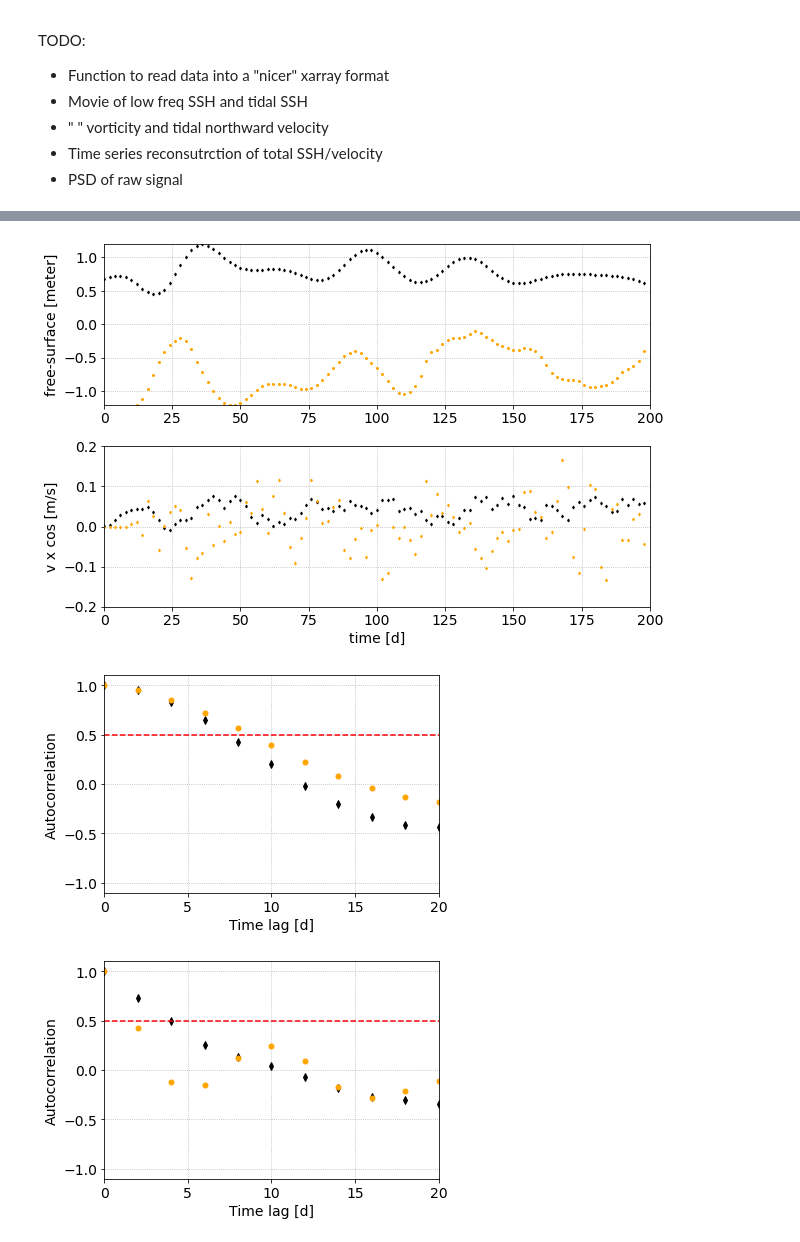
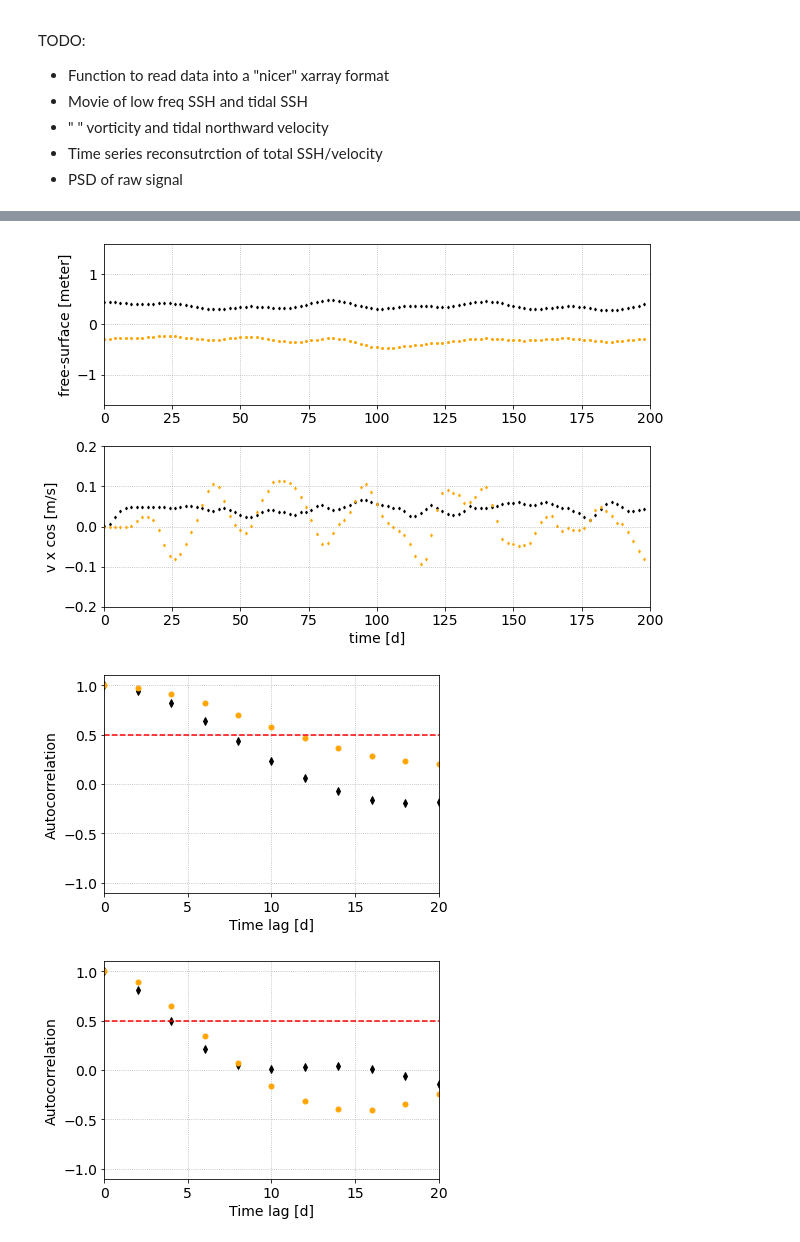
Before and after one commit to mrayson/so_iwaves, a Jupyter notebook: NOTEBOOKS/play_w_internalwave_eddy_data.ipynb, the cells around one changed output, grey strips where cells are left out. Saved outputs shown, nothing was run; the diff lists cells and outputs as text; code cells hidden in the pictures.

```diff
--- a/NOTEBOOKS/play_w_internalwave_eddy_data.ipynb
+++ b/NOTEBOOKS/play_w_internalwave_eddy_data.ipynb
@@ -31,6 +31,8 @@ plt.rcParams['font.size'] = 14
 # %%
 # ds = xr.open_mfdataset('../DATA/wp50-t*.nc', concat_dim='time_centered_bounds')
-ds = xr.open_dataset('../DATA/wp90-t2.nc')
+scenario = 'wp50'
+
+ds = xr.open_dataset('../DATA/{}-t2.nc'.format(scenario))
 
 ds
 # %% [output]
@@ -77,14 +55,0 @@ def load_data(ncfile,datavar='ssh'):
-# %%
-scenario = 'wp90'
-ds_v = xr.concat([load_data(ff, datavar='v_xy') for ff in glob('../DATA/{}-t*.nc'.format(scenario))], dim='time')
-ds_u = xr.concat([load_data(ff, datavar='u_xy') for ff in glob('../DATA/{}-t*.nc'.format(scenario))], dim='time')
-ds_ssh = xr.concat([load_data(ff, datavar='ssh') for ff in glob('../DATA/{}-t*.nc'.format(scenario))], dim='time')
-
-nt =  ds_ssh.time.shape[0]
-dt=2
-ds_ssh['time']= np.arange(0, nt*dt,dt)
-ds_u['time']= np.arange(0, nt*dt,dt)
-ds_v['time']= np.arange(0, nt*dt,dt)
-
-
-ds_ssh
@@ -161,33 +164,35 @@ ax2.plot(ds_ssh['x'][128], ds_ssh['y'][480],'orange',marker='o')
 # %%
 fig=plt.figure(figsize=(9,6))
 ax=plt.subplot(211)
 ds_ssh['ssh_lof'][:,180,128].plot(color='k', marker='d', ls='', ms=2)
-ds_ssh['ssh_lof'][:,480,128].plot(color='orange', marker='o', ls='', ms=2)
+ds_ssh['ssh_lof'][:,580,128].plot(color='orange', marker='o', ls='', ms=2)
 ax.set_title('')
 plt.xlim(0,200)
-plt.ylim(-1.2, 1.2)
+plt.ylim(-1.6, 1.6)
 plt.xlabel('')
 plt.grid(b=True , ls=':')
 
 ax=plt.subplot(212)
 ds_v['v_xy_cos'][:,180,128].plot(color='k', marker='d', ls='', ms=2)
-ds_v['v_xy_cos'][:,480,128].plot(color='orange', marker='d', ls='', ms=2)
+ds_v['v_xy_cos'][:,580,128].plot(color='orange', marker='d', ls='', ms=2)
 ax.set_title('')
 plt.ylim(-0.2,0.2)
 plt.xlim(0,200)
 plt.xlabel('time [d]')
 plt.grid(b=True , ls=':')
 
 plt.tight_layout()
+
+plt.savefig('../FIGURES/PK2015_timeseries_{}.png'.format(scenario), dpi=150)
 # %% [output]
-[figure, old version]
+[figure, new version]
 # %%
 from statsmodels.tsa import stattools
 # %%
 plt.figure()
 plt.plot(np.arange(0,11*dt,dt), stattools.acf(ds_ssh['ssh_lof'][:,180,128].values, nlags=10),
         color='k', marker='d', ls='', ms=5)
-plt.plot(np.arange(0,11*dt,dt), stattools.acf(ds_ssh['ssh_lof'][:,480,128].values, nlags=10),
+plt.plot(np.arange(0,11*dt,dt), stattools.acf(ds_ssh['ssh_lof'][:,580,128].values, nlags=10),
         color='orange', marker='o', ls='', ms=5)
 # plt.plot(stattools.acf(ds['ssh_cos'][:,360,128].values, nlags=20))
 # plt.plot(stattools.acf(ds['ssh_sin'][:,360,128].values, nlags=20))
@@ -198,13 +203,15 @@ plt.xlim(0, 20)
 plt.ylabel('Autocorrelation')
 plt.xlabel('Time lag [d]')
 plt.grid(b=True, ls=':')
+
+plt.savefig('../FIGURES/PK2015_acor_lowf_{}.png'.format(scenario), dpi=150)
 # %% [output]
-[figure, old version]
+[figure, new version]
 # %%
 plt.figure()
 plt.plot(np.arange(0,11*dt,dt), stattools.acf(ds_v['v_xy_cos'][:,180,128].values, nlags=10),
         color='k', marker='d', ls='', ms=5)
-plt.plot(np.arange(0,11*dt,dt), stattools.acf(ds_v['v_xy_cos'][:,480,128].values, nlags=10),
+plt.plot(np.arange(0,11*dt,dt), stattools.acf(ds_v['v_xy_cos'][:,580,128].values, nlags=10),
         color='orange', marker='o', ls='', ms=5)
 # plt.plot(stattools.acf(ds['ssh_cos'][:,360,128].values, nlags=20))
 # plt.plot(stattools.acf(ds['ssh_sin'][:,360,128].values, nlags=20))
@@ -215,5 +222,7 @@ plt.xlim(0, 20)
 plt.ylabel('Autocorrelation')
 plt.xlabel('Time lag [d]')
 plt.grid(b=True, ls=':')
+
+plt.savefig('../FIGURES/PK2015_acor_vcos_{}.png'.format(scenario), dpi=150)
 # %% [output]
-[figure, old version]
+[figure, new version]
```
Also changed, not shown: parts of 29 cells of this notebook, 2 other files.
